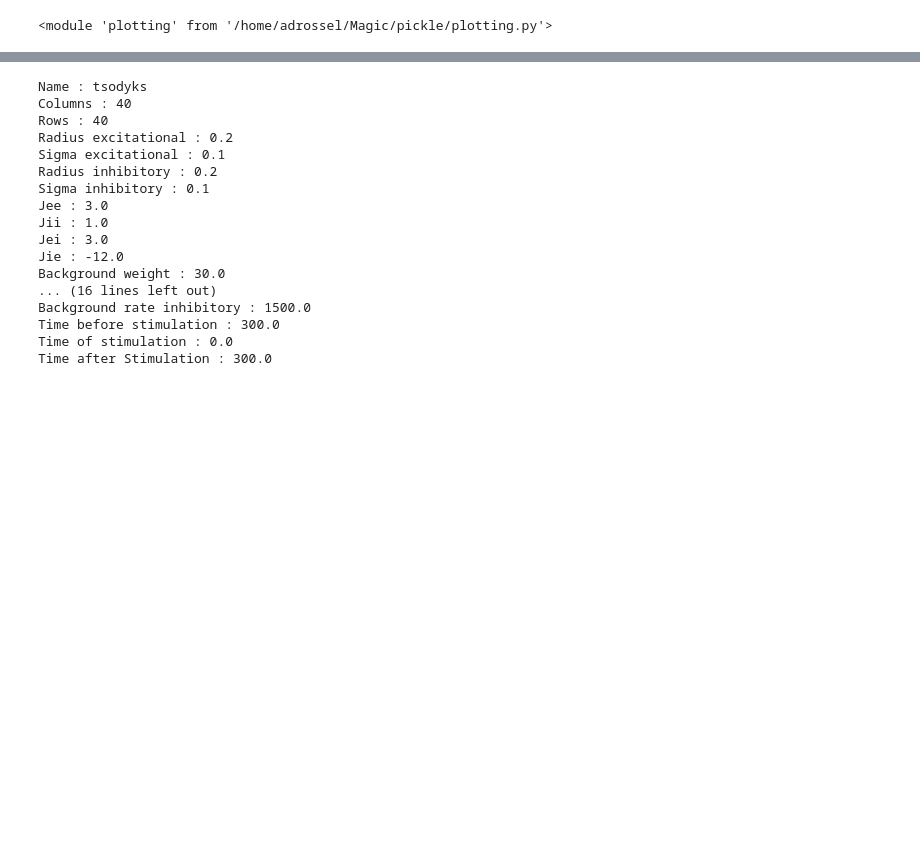
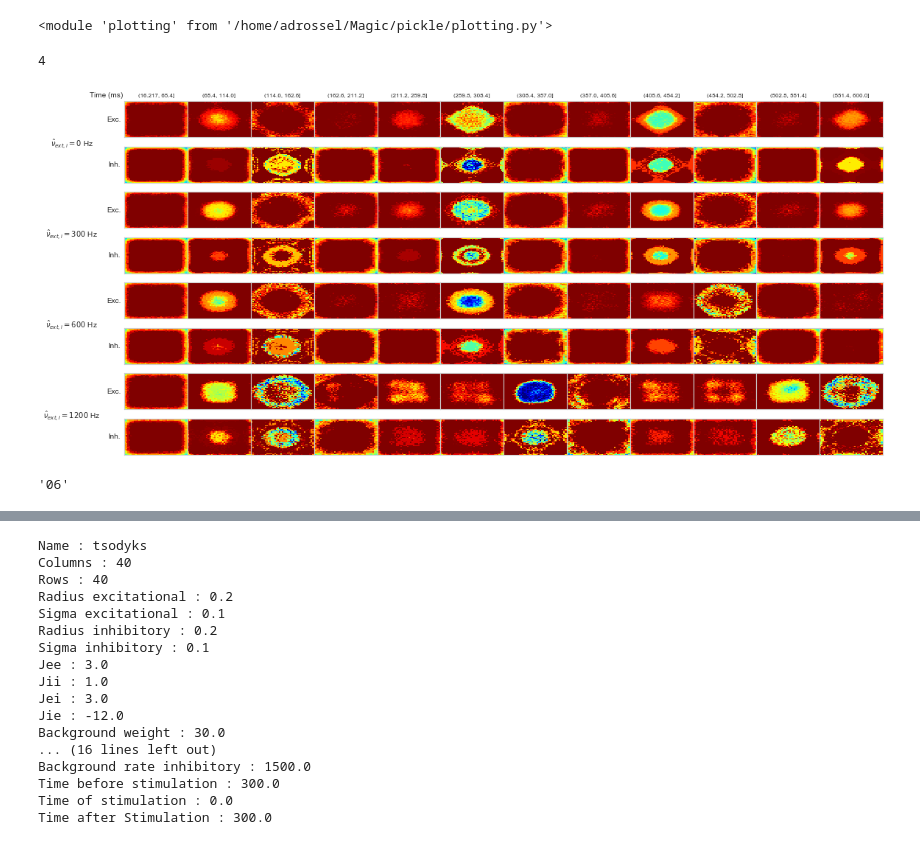
Before and after one commit to A13k2/Magic, a Jupyter notebook: pickle/phase_plane_analysis.ipynb, the cells around one changed output, grey strips where cells are left out. Drawn from its saved outputs; the diff is of its cells as text; code cells hidden in the pictures; blank space fills up the shorter version.

```diff
--- a/pickle/phase_plane_analysis.ipynb
+++ b/pickle/phase_plane_analysis.ipynb
@@ -76,0 +118,12 @@ double_figure_latex_template = Template(
+# %%
+dfs = [(df_ex, df_in), (df_ex2, df_in2), (df_ex3, df_in3), (df_ex4, df_in4)]
+# dfs = [(df_ex, df_in)]
+len(dfs)
+# %% [output]
+4
+# %%
+f = visualisation_monster(dfs, nuis=[0., 3., 6., 12.])
+path_visu_monster = folders[0]+'/visu_monster.pdf'
+plt.savefig(path_visu_monster)
+# %% [output]
+[figure, added]
@@ -77,3 +217,7 @@ double_figure_latex_template = Template(
+# %%
+parse_filename(folders[3])[-1]
+# %% [output]
+'06'
 # %%
 def dynamics_and_raster_plot(folder, save=True, latex=False):
     state_folder = ''
```
Also changed, not shown: parts of 19 cells of this notebook, 8 other files.
